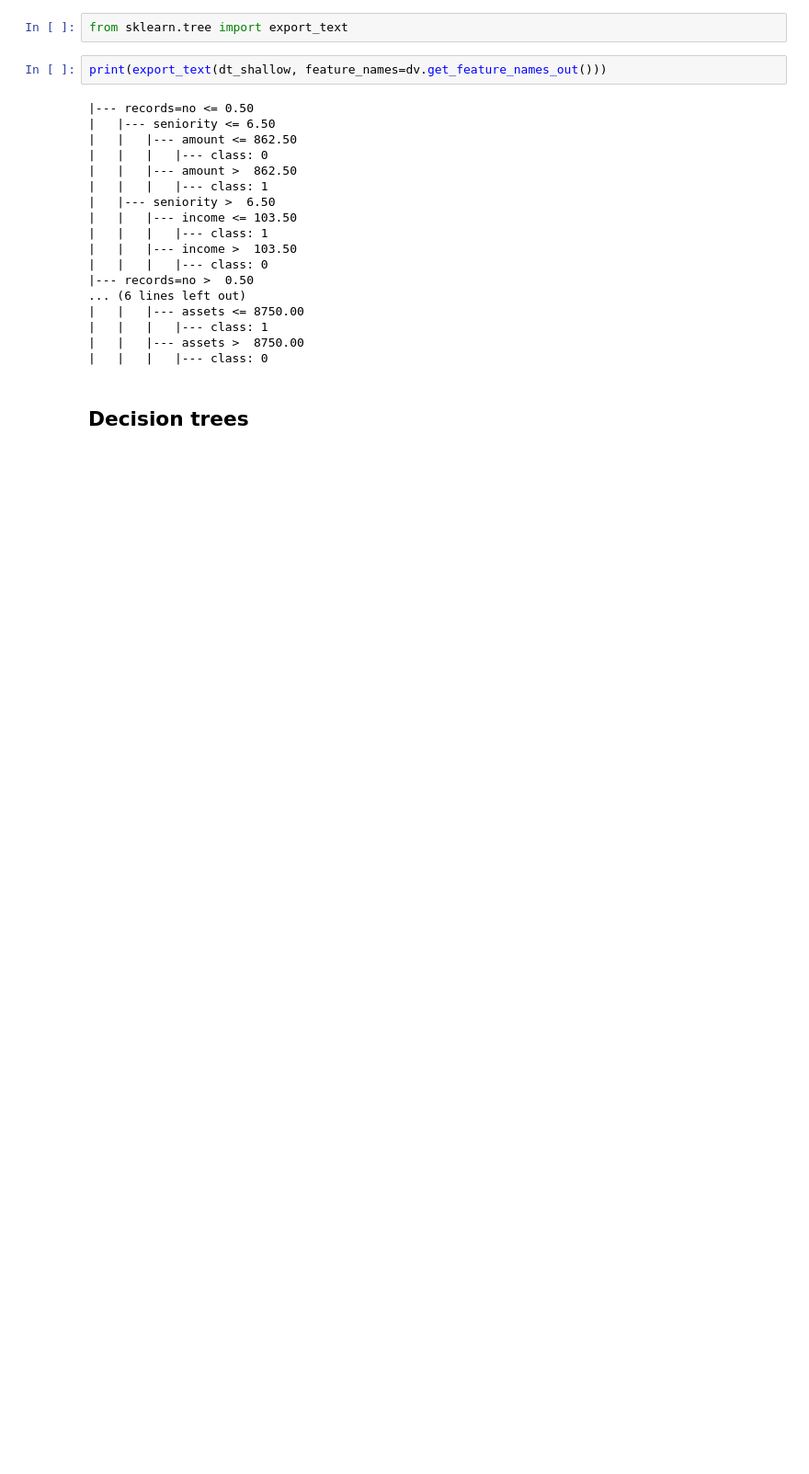
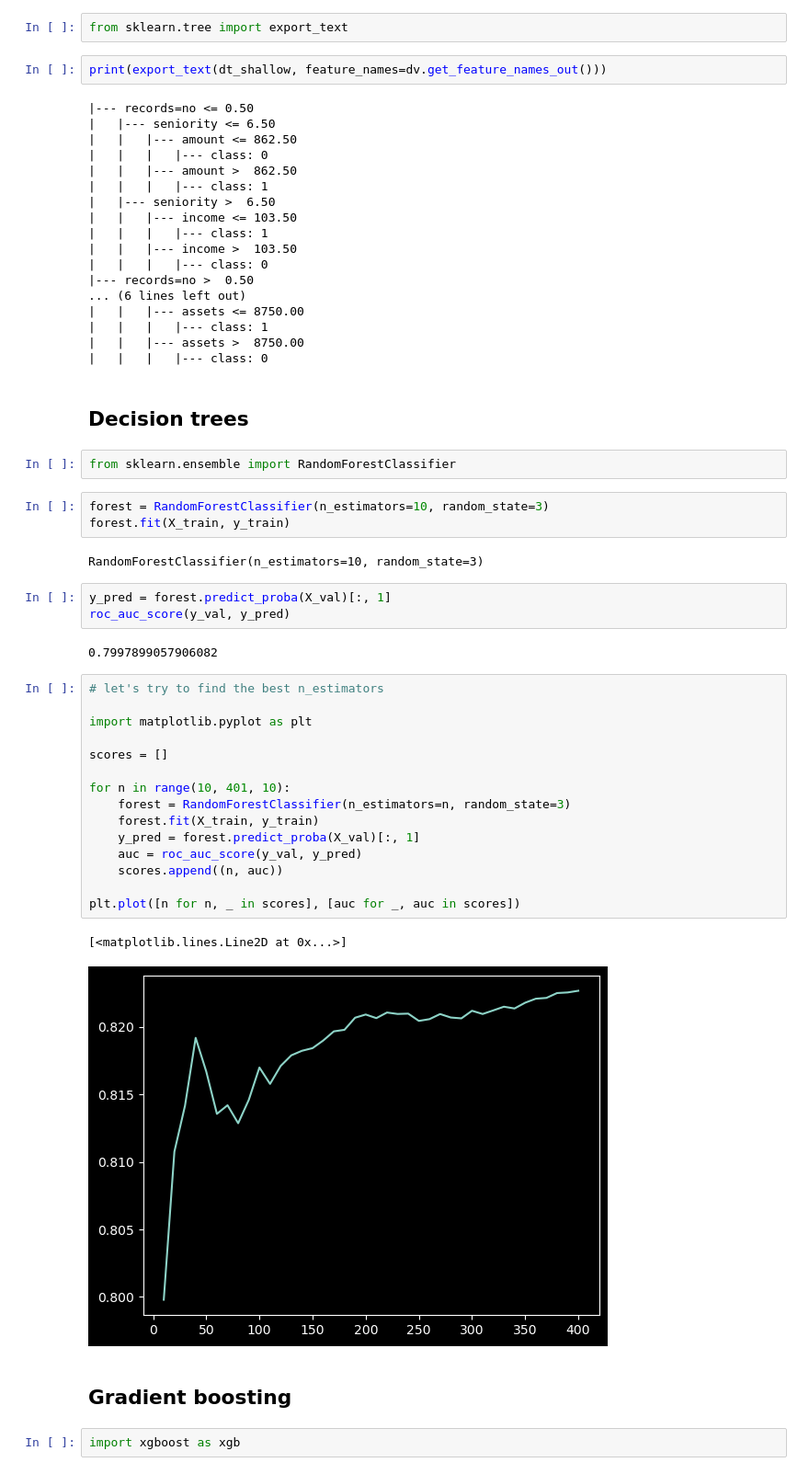
Before and after one commit to piotrswiecik/mlzoomcamp, a Jupyter notebook: various/credit_trees.ipynb, the cells around one changed output. Shown at 92% size. Saved outputs shown, nothing was run; the diff lists cells and outputs as text; blank space fills up the shorter version.

```diff
--- a/various/credit_trees.ipynb
+++ b/various/credit_trees.ipynb
@@ -245,3 +245,37 @@ print(export_text(dt_shallow, feature_names=dv.get_feature_names_out()))
 |   |   |   |--- class: 0
 # %% [markdown]
 ## Decision trees
+# %%
+from sklearn.ensemble import RandomForestClassifier
+# %%
+forest = RandomForestClassifier(n_estimators=10, random_state=3)
+forest.fit(X_train, y_train)
+# %% [output]
+RandomForestClassifier(n_estimators=10, random_state=3)
+# %%
+y_pred = forest.predict_proba(X_val)[:, 1]
+roc_auc_score(y_val, y_pred)
+# %% [output]
+0.7997899057906082
+# %%
+# let's try to find the best n_estimators
+
+import matplotlib.pyplot as plt
+
+scores = []
+
+for n in range(10, 401, 10):
+    forest = RandomForestClassifier(n_estimators=n, random_state=3)
+    forest.fit(X_train, y_train)
+    y_pred = forest.predict_proba(X_val)[:, 1]
+    auc = roc_auc_score(y_val, y_pred)
+    scores.append((n, auc))
+
+plt.plot([n for n, _ in scores], [auc for _, auc in scores])
+# %% [output]
+[<matplotlib.lines.Line2D at 0x...>]
+[figure, added]
+# %% [markdown]
+## Gradient boosting
+# %%
+import xgboost as xgb
```
Also changed, not shown: parts of 18 cells of this notebook.
